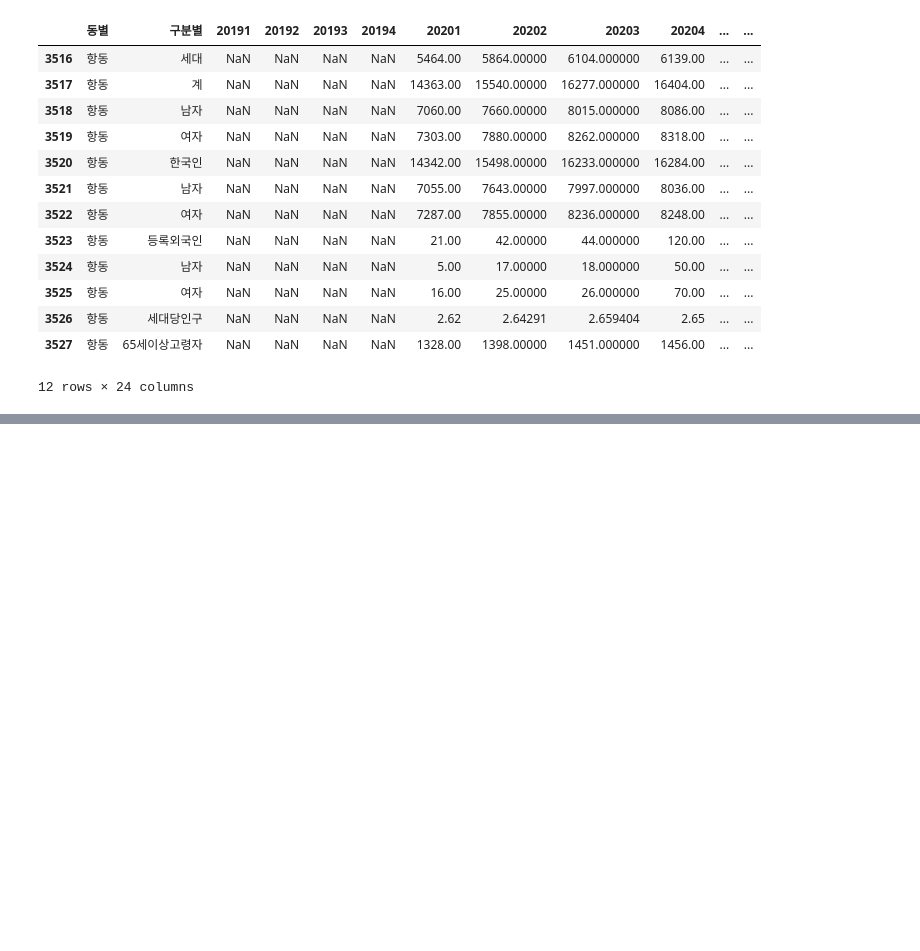
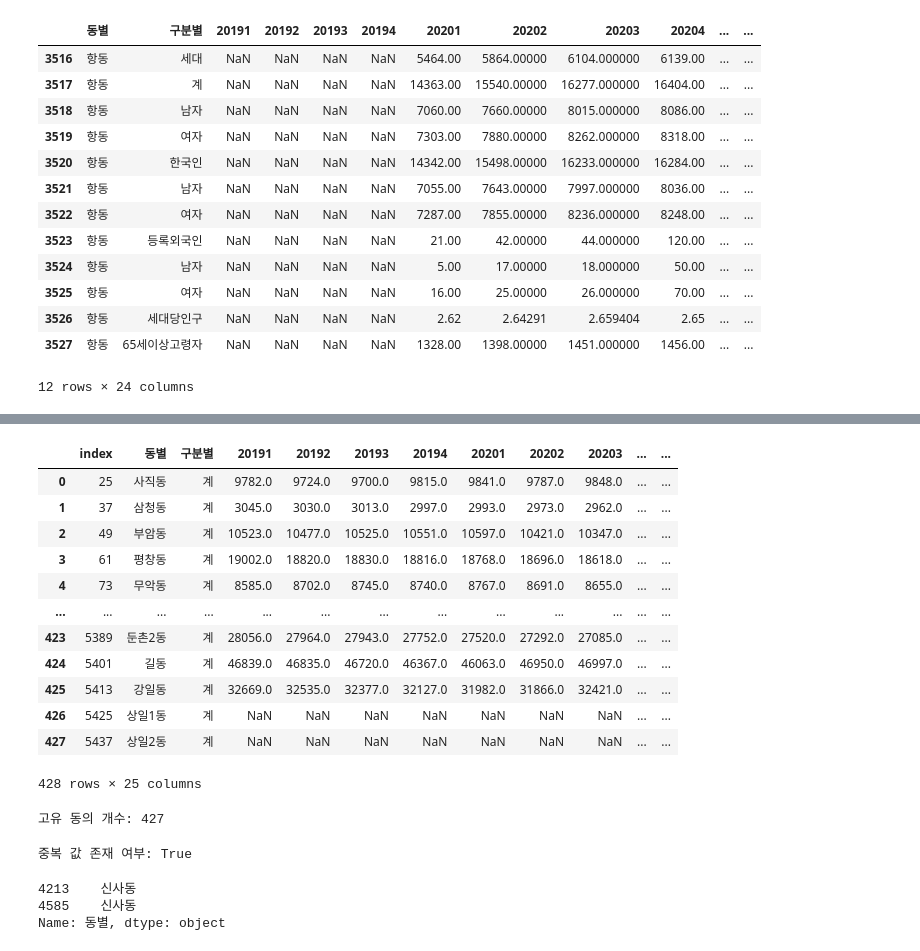
Before and after one commit to icehotcocoa/apt-project, a Jupyter notebook: oos/data/거주인구/서울시 거주인구 (동,분기).ipynb, the cells around one changed output, grey strips where cells are left out. Saved outputs shown, nothing was run; the diff lists cells and outputs as text; code cells hidden in the pictures; blank space fills up the shorter version.

Commit message:
'missing_value_check'

```diff
--- a/oos/data/서울시 거주인구 (동,분기).ipynb
+++ b/oos/data/거주인구/서울시 거주인구 (동,분기).ipynb
@@ -150,0 +153,2 @@ data2[data2['동별'] == '항동']
+# %%
+data3 = data2[data2['구분별'] == '계']
@@ -150,0 +163,7 @@ data2[data2['동별'] == '항동']
+# %%
+# "동별" 컬럼에서 "합계"를 제외한 "??동" 데이터만 필터링
+dong_only_data = data3[~data3['동별'].str.contains("합계|구$", na=False)]
+gu_only_data = data3[~data3['동별'].str.contains("합계|동$", na=False)]
+
+# 결과 확인
+dong_only_data['동별'].unique
@@ -150,0 +183,36 @@ data2[data2['동별'] == '항동']
+# %%
+dong_only_data.reset_index()
+# %% [output]
+|  | index | 동별 | 구분별 | 20191 | 20192 | 20193 | 20194 | 20201 | 20202 | 20203 | ... | ... |
+| 0 | 25 | 사직동 | 계 | 9782.0 | 9724.0 | 9700.0 | 9815.0 | 9841.0 | 9787.0 | 9848.0 | ... | ... |
+| 1 | 37 | 삼청동 | 계 | 3045.0 | 3030.0 | 3013.0 | 2997.0 | 2993.0 | 2973.0 | 2962.0 | ... | ... |
+| 2 | 49 | 부암동 | 계 | 10523.0 | 10477.0 | 10525.0 | 10551.0 | 10597.0 | 10421.0 | 10347.0 | ... | ... |
+| 3 | 61 | 평창동 | 계 | 19002.0 | 18820.0 | 18830.0 | 18816.0 | 18768.0 | 18696.0 | 18618.0 | ... | ... |
+| 4 | 73 | 무악동 | 계 | 8585.0 | 8702.0 | 8745.0 | 8740.0 | 8767.0 | 8691.0 | 8655.0 | ... | ... |
+| ... | ... | ... | ... | ... | ... | ... | ... | ... | ... | ... | ... | ... |
+| 423 | 5389 | 둔촌2동 | 계 | 28056.0 | 27964.0 | 27943.0 | 27752.0 | 27520.0 | 27292.0 | 27085.0 | ... | ... |
+| 424 | 5401 | 길동 | 계 | 46839.0 | 46835.0 | 46720.0 | 46367.0 | 46063.0 | 46950.0 | 46997.0 | ... | ... |
+| 425 | 5413 | 강일동 | 계 | 32669.0 | 32535.0 | 32377.0 | 32127.0 | 31982.0 | 31866.0 | 32421.0 | ... | ... |
+| 426 | 5425 | 상일1동 | 계 | NaN | NaN | NaN | NaN | NaN | NaN | NaN | ... | ... |
+| 427 | 5437 | 상일2동 | 계 | NaN | NaN | NaN | NaN | NaN | NaN | NaN | ... | ... |
+428 rows × 25 columns
+# %%
+# 고유 동의 개수 확인
+unique_dong_count = dong_only_data['동별'].nunique()
+print(f"고유 동의 개수: {unique_dong_count}")
+# %% [output]
+고유 동의 개수: 427
+# %%
+# 중복 값 확인
+duplicate_check = dong_only_data['동별'].duplicated().any()
+print(f"중복 값 존재 여부: {duplicate_check}")
+# %% [output]
+중복 값 존재 여부: True
+# %%
+# 중복된 동 이름만 확인, 강남구, 관악구에 신사동 한개씩 존재
+duplicate_dongs = dong_only_data[dong_only_data['동별'].duplicated(keep=False)]
+print(duplicate_dongs['동별'])
+# %% [output]
+4213    신사동
+4585    신사동
+Name: 동별, dtype: object
```
Also changed, not shown: parts of 8 cells of this notebook, 2 other files.
